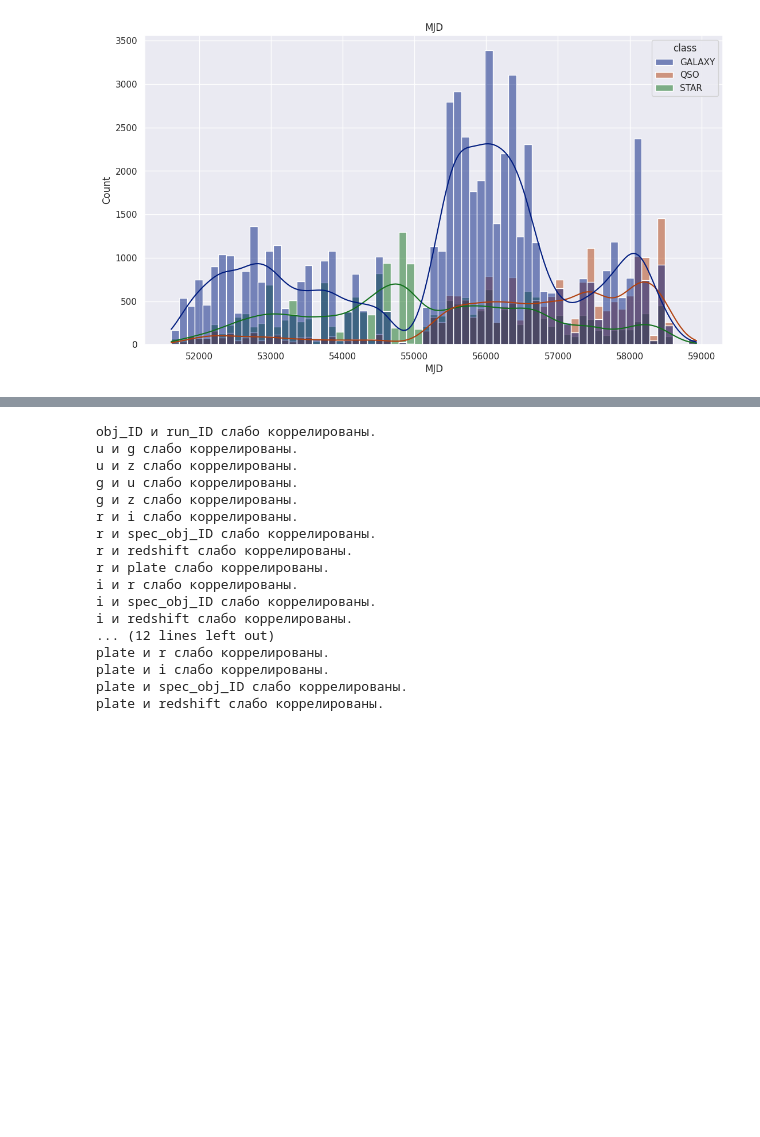
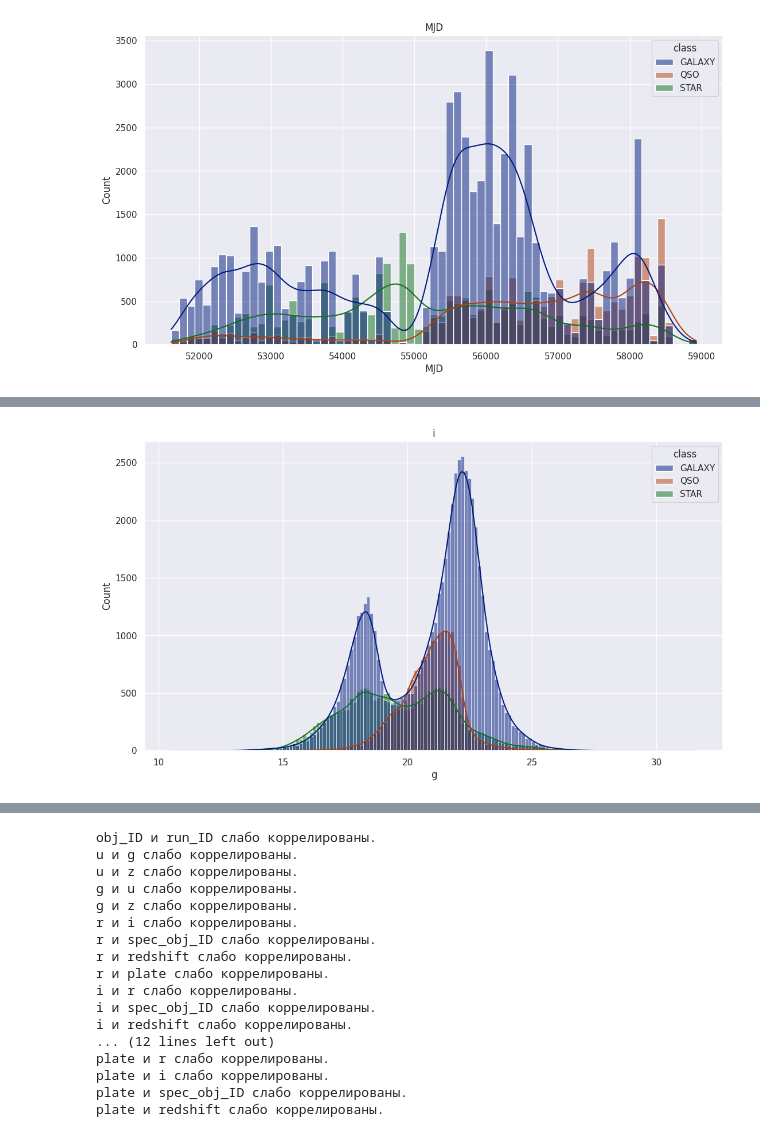
Before and after one commit to qNikitaMolodec/Star-classification, a Jupyter notebook: star_classification.ipynb, the cells around one changed output, grey strips where cells are left out. Saved outputs shown, nothing was run; the diff lists cells and outputs as text; code cells hidden in the pictures; blank space fills up the shorter version.

```diff
--- a/star_classification.ipynb
+++ b/star_classification.ipynb
@@ -80,0 +89,7 @@ for i in ['alpha', 'delta','redshift', 'plate', 'MJD']:
+# %%
+plt.figure(figsize=(13,7))
+sns.histplot(data=data[data.g>-100], x='g', kde=True, hue="class")
+plt.title(i)
+plt.show()
+# %% [output]
+[figure, added]
```
Also changed, not shown: parts of 8 cells of this notebook.
